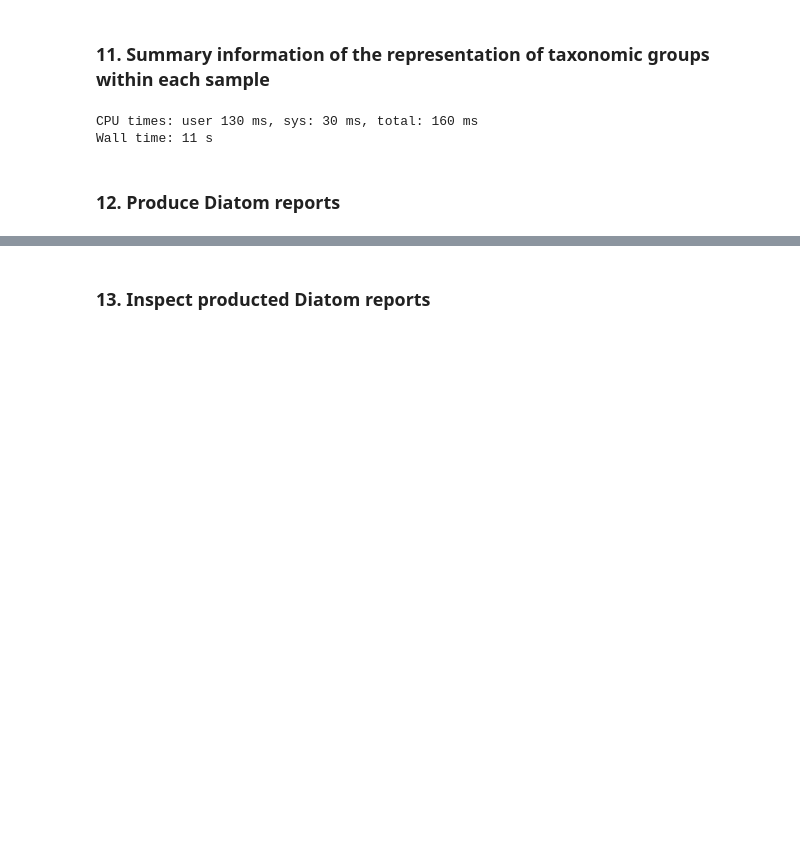
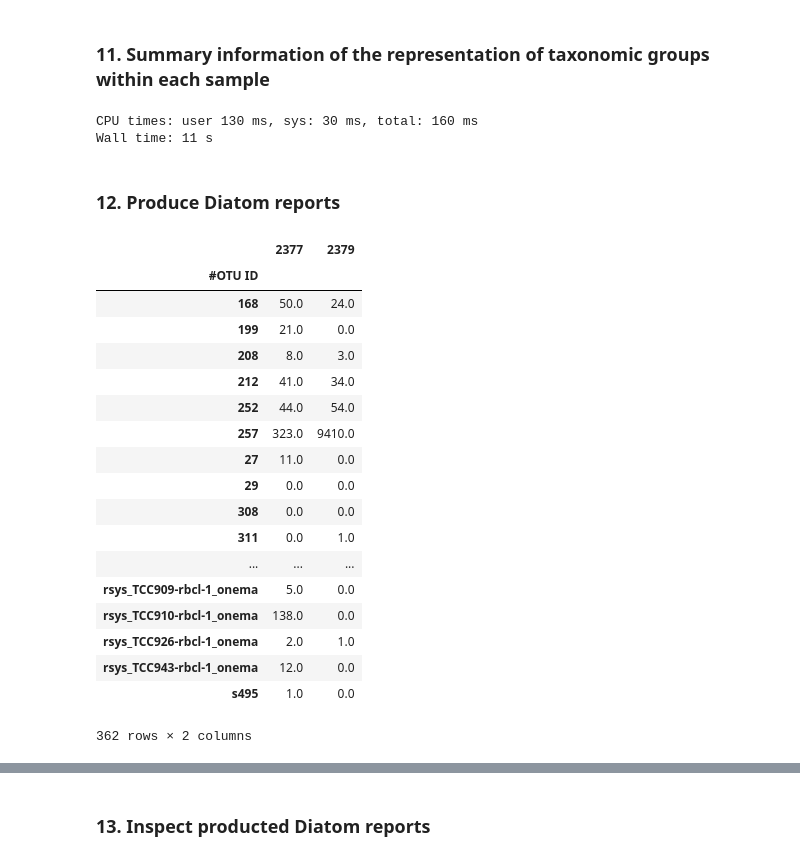
Before and after one commit to digsci/biolab, a Jupyter notebook: Diatom Analysis Pipeline.ipynb, the cells around one changed output, grey strips where cells are left out. Saved outputs shown, nothing was run; the diff lists cells and outputs as text; code cells hidden in the pictures; blank space fills up the shorter version.

Commit message:
24 sequence files - output produced, but need to check results

```diff
--- a/Diatom Analysis Pipeline.ipynb
+++ b/Diatom Analysis Pipeline.ipynb
@@ -138,6 +138,29 @@ CPU times: user 130 ms, sys: 30 ms, total: 160 ms
 Wall time: 11 s
 # %% [markdown]
 ### 12. Produce Diatom reports
+# %%
+data = pd.read_csv("sequences/visualised_taxonomy/otu_table.diatomsonly_L1.txt",header=1,sep='\t',index_col=0)
+data[['2377','2379']]
+# %% [output]
+|  | 2377 | 2379 |
+| #OTU ID |  |  |
+| 168 | 50.0 | 24.0 |
+| 199 | 21.0 | 0.0 |
+| 208 | 8.0 | 3.0 |
+| 212 | 41.0 | 34.0 |
+| 252 | 44.0 | 54.0 |
+| 257 | 323.0 | 9410.0 |
+| 27 | 11.0 | 0.0 |
+| 29 | 0.0 | 0.0 |
+| 308 | 0.0 | 0.0 |
+| 311 | 0.0 | 1.0 |
+| ... | ... | ... |
+| rsys_TCC909-rbcl-1_onema | 5.0 | 0.0 |
+| rsys_TCC910-rbcl-1_onema | 138.0 | 0.0 |
+| rsys_TCC926-rbcl-1_onema | 2.0 | 1.0 |
+| rsys_TCC943-rbcl-1_onema | 12.0 | 0.0 |
+| s495 | 1.0 | 0.0 |
+362 rows × 2 columns
 # %%
 %%time
 !python ./produceDiatomReports.py --folder sequences --lookup lookuptable.txt
```
Also changed, not shown: parts of 4 cells of this notebook, 1 other file.
